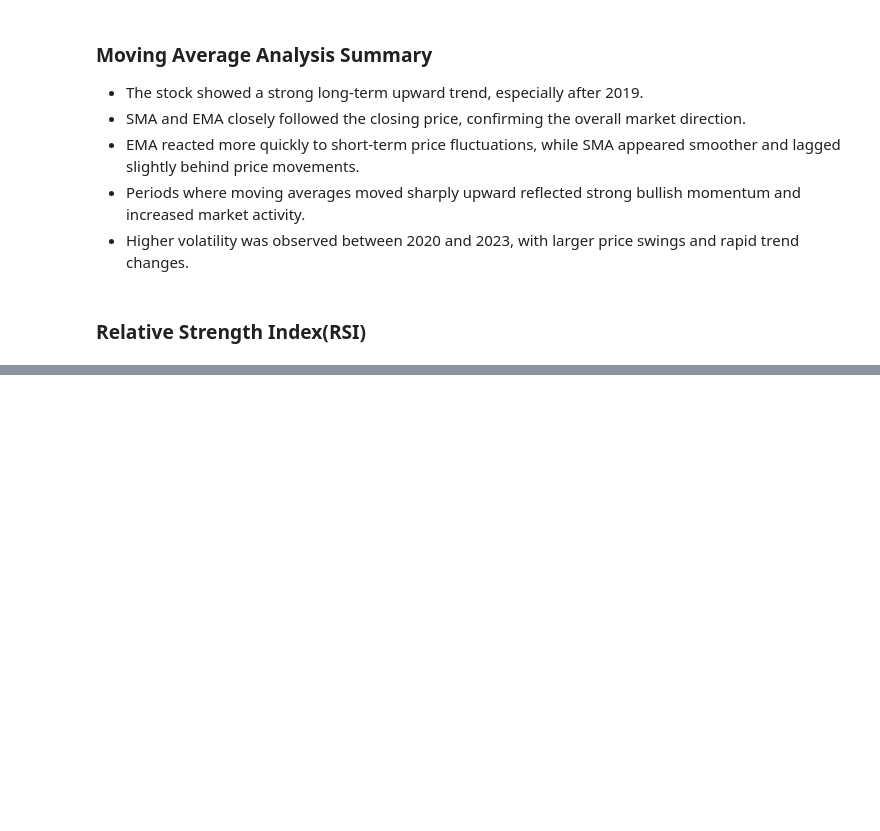
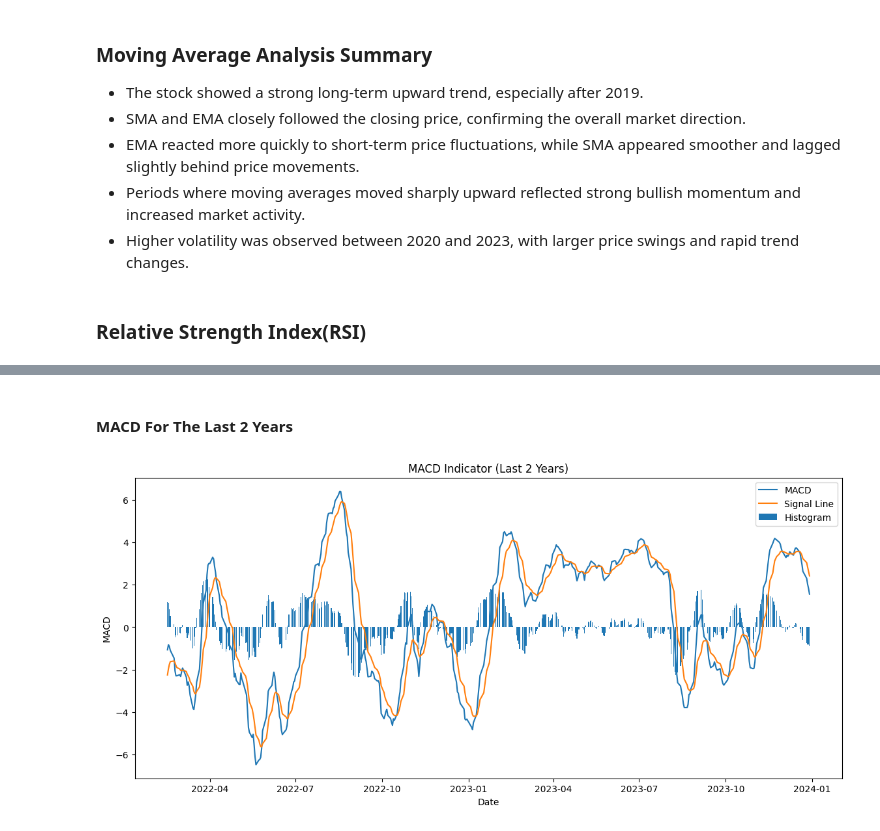
Before and after one commit to bemnetne/Predicting_Price_Moves, a Jupyter notebook: notebooks/AAPL.ipynb, the cells around one changed output, grey strips where cells are left out. Cells and saved outputs as stored; diff of their text form; code cells hidden in the pictures; blank space fills up the shorter version.

```diff
--- a/notebooks/AAPL.ipynb
+++ b/notebooks/AAPL.ipynb
@@ -148,0 +265,38 @@ df = calculate_rsi(
+# %% [markdown]
+#### MACD For The Last 2 Years
+# %%
+# calculate MACD for last 2 years
+macd_df = calculate_macd_last_2_years(df)
+plt.figure(figsize=(14,6))
+
+# MACD line
+plt.plot(
+    macd_df['Date'],
+    macd_df['MACD'],
+    label='MACD'
+)
+
+# Signal line
+plt.plot(
+    macd_df['Date'],
+    macd_df['MACD_Signal'],
+    label='Signal Line'
+)
+
+# Histogram
+plt.bar(
+    macd_df['Date'],
+    macd_df['MACD_Histogram'],
+    label='Histogram'
+)
+
+plt.xlabel("Date")
+plt.ylabel("MACD")
+
+plt.title("MACD Indicator (Last 2 Years)")
+
+plt.legend()
+
+plt.show()
+# %% [output]
+[figure, added]
```
Also changed, not shown: parts of 10 cells of this notebook, 1 other file.
